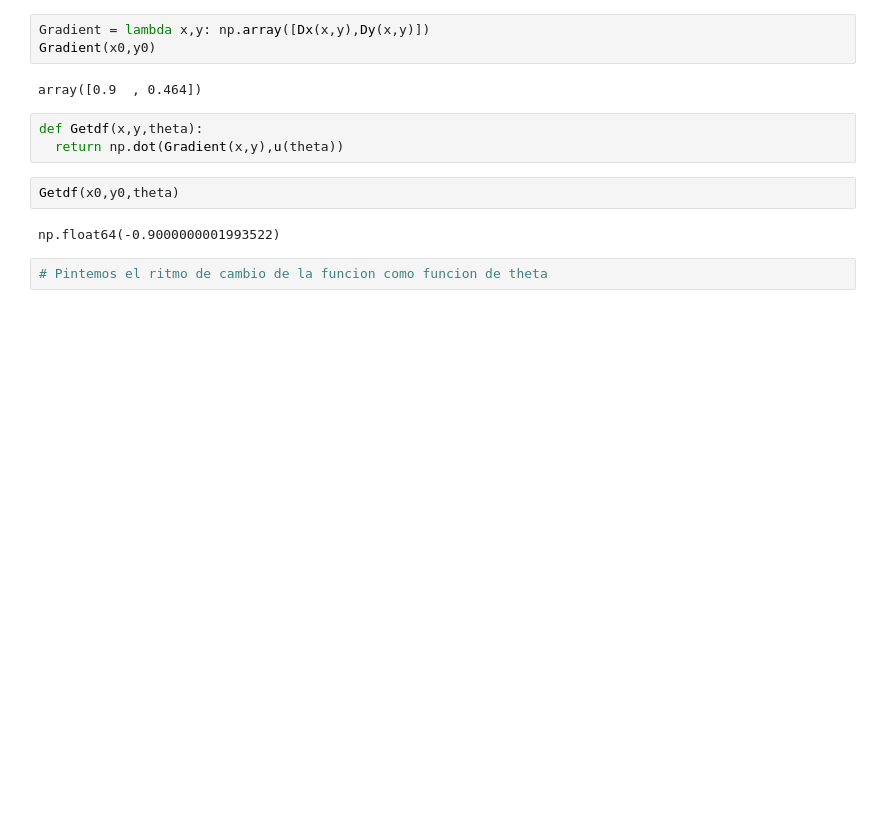
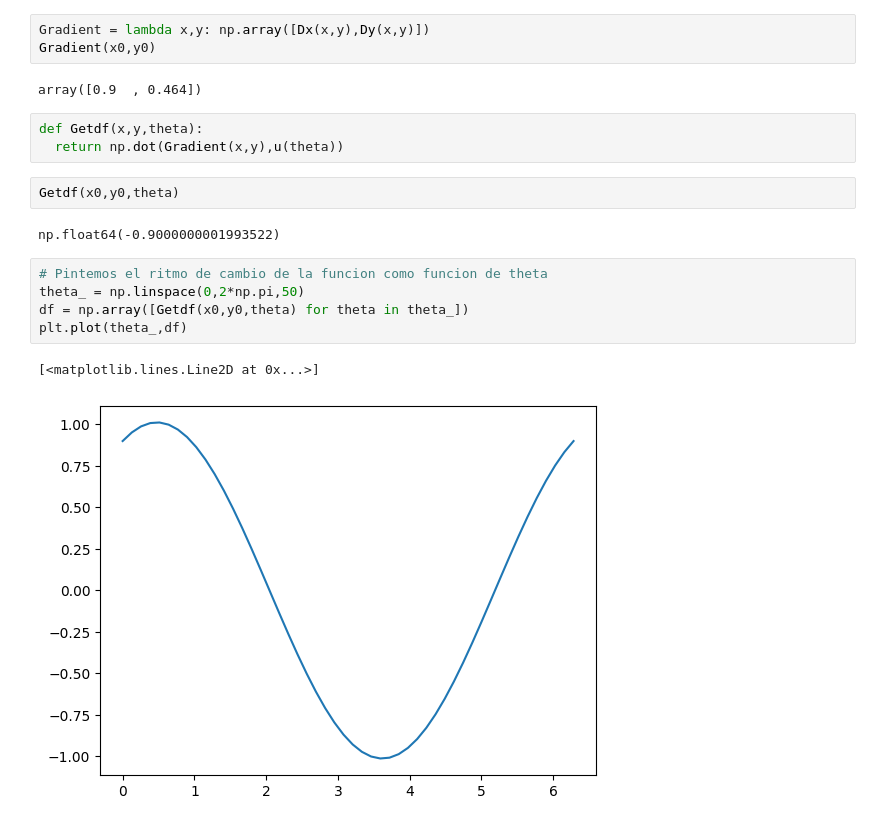
Before and after one commit to asegura4488/MetodosComputacionalesI2025, a Jupyter notebook: Semana5/DerivadaDireccional1.ipynb, the cells around one changed output. Drawn from its saved outputs; the diff is of its cells as text; blank space fills up the shorter version.

```diff
--- a/Semana5/DerivadaDireccional1.ipynb
+++ b/Semana5/DerivadaDireccional1.ipynb
@@ -53,3 +53,9 @@ Getdf(x0,y0,theta)
 np.float64(-0.9000000001993522)
 # %%
 # Pintemos el ritmo de cambio de la funcion como funcion de theta
+theta_ = np.linspace(0,2*np.pi,50)
+df = np.array([Getdf(x0,y0,theta) for theta in theta_])
+plt.plot(theta_,df)
+# %% [output]
+[<matplotlib.lines.Line2D at 0x...>]
+[figure, added]
```
Also changed, not shown: parts of 3 cells of this notebook.
